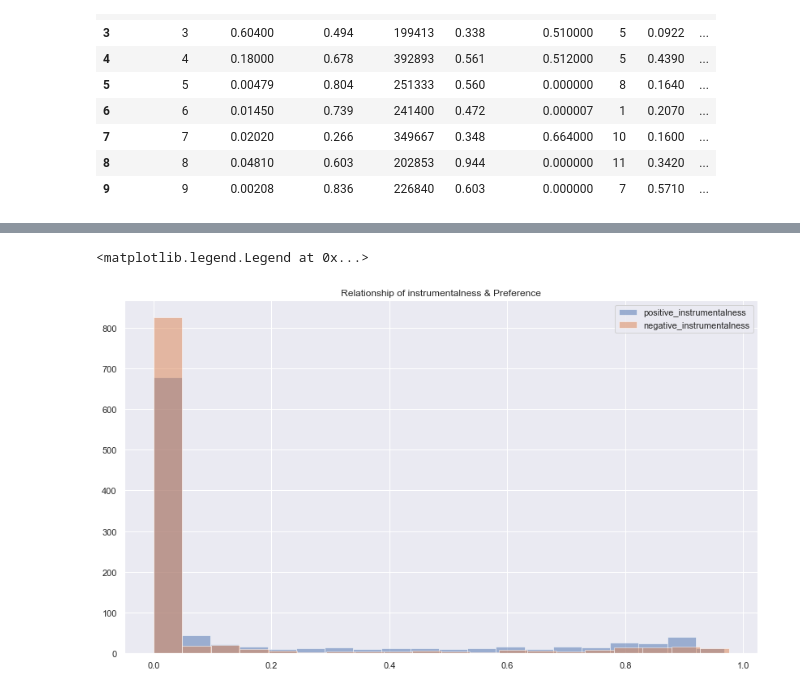
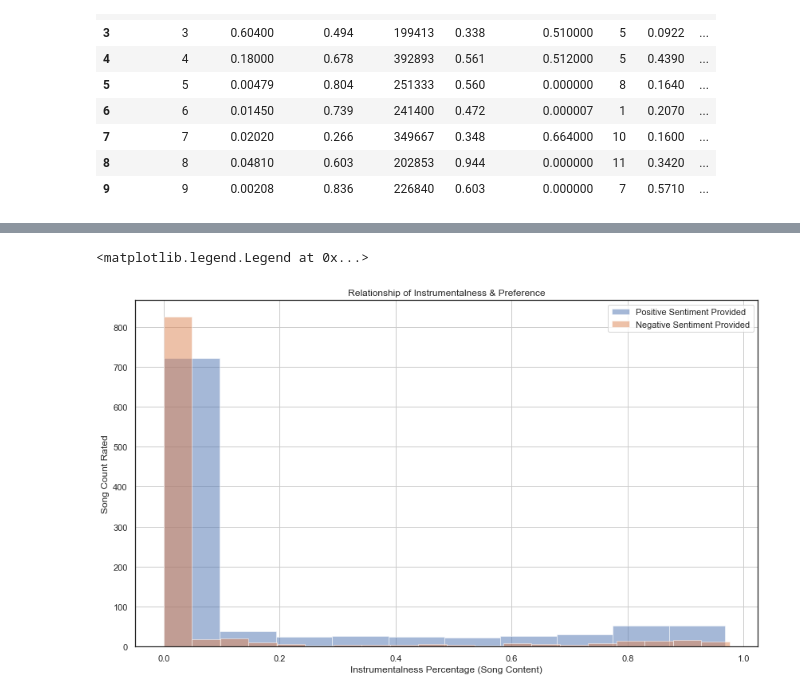
Before and after one commit to RyanSchraeder/SpotiPy, a Jupyter notebook: Visualization.ipynb, the cells around one changed output, grey strips where cells are left out. Saved outputs shown, nothing was run; the diff lists cells and outputs as text; code cells hidden in the pictures.

```diff
--- a/Visualization.ipynb
+++ b/Visualization.ipynb
@@ -50,15 +48,17 @@ plt.figure(figsize=(14, 8))
 sns.set()
 
 ## RESET SNS TO STYLE GRAPH
-# sns.set_style('white')
-# colors = [, 10]
-# palette = sns.diverging_palette(240, 10, n=9)
+sns.set_style('white')
+# Diverging Palette if range allows
+# palette = sns.diverging_palette(240, 5, n=50)
 # sns.set_palette(palette)
 
-positive_valence.hist(alpha=.5, bins=40, label='positive_valence')
-negative_valence.hist(alpha=.5, bins=40, label='negative_valence')
+positive_valence.hist(alpha=.5, bins=40, label='Positive Sentiment Provided')
+negative_valence.hist(alpha=.5, bins=40, label='Negative Sentiment Provided')
 
 plt.title('Relationship of Valence & Preference')
+plt.ylabel('Song Count Rated')
+plt.xlabel('Valence Percentage (Song Content)')
 plt.legend()
 # %% [output]
 <matplotlib.legend.Legend at 0x...>
@@ -108,15 +110,17 @@ plt.figure(figsize=(14, 8))
 sns.set()
 
 ## RESET SNS TO STYLE GRAPH
-# sns.set_style('white')
-# colors = [, 10]
-# palette = sns.diverging_palette(240, 10, n=9)
+sns.set_style('white')
+# Diverging Palette if range allows
+# palette = sns.diverging_palette(240, 5, n=50)
 # sns.set_palette(palette)
 
-positive_danceability.hist(alpha=.5, bins=40, label='positive_danceability')
-negative_danceability.hist(alpha=.5, bins=40, label='negative_danceability')
+positive_danceability.hist(alpha=.5, bins=20, label='Positive Sentiment Provided')
+negative_danceability.hist(alpha=.5, bins=40, label='Negative Sentiment Provided')
 
-plt.title('Relationship of danceability & Preference')
+plt.xlabel("Danceability Percentage (Song Content)")
+plt.ylabel("Song Count Rated")
+plt.title('Relationship of Danceability & Preference')
 plt.legend()
 # %% [output]
 <matplotlib.legend.Legend at 0x...>
@@ -124,29 +128,31 @@ plt.legend()
 # %%
 # INSTRUMENTALNESS
 
 instrumentalness = pd.DataFrame(data_df[['instrumentalness','target']])
 
-positive_instrumentalness = instrumentalness [instrumentalness['target'] == 1]['instrumentalness']
+positive_sent_instrumentalness = instrumentalness [instrumentalness['target'] == 1]['instrumentalness']
 
-negative_instrumentalness = instrumentalness[instrumentalness['target'] == 0]['instrumentalness']
+negative_sent_instrumentalness = instrumentalness[instrumentalness['target'] == 0]['instrumentalness']
 
 ## HISTOGRAM DISPLAY
 # Label axes
 
 plt.figure(figsize=(14, 8))
 sns.set()
 
 ## RESET SNS TO STYLE GRAPH
-# sns.set_style('white')
-# colors = [, 10]
-# palette = sns.diverging_palette(240, 10, n=9)
+sns.set_style('white')
+# Diverging Palette if range allows
+# palette = sns.diverging_palette(240, 5, n=50)
 # sns.set_palette(palette)
 
-positive_instrumentalness.hist(alpha=.5, bins=20, label='positive_instrumentalness')
-negative_instrumentalness.hist(alpha=.5, bins=20, label='negative_instrumentalness')
+positive_instrumentalness.hist(alpha=.5, bins=10, label='Positive Sentiment Provided')
+negative_instrumentalness.hist(alpha=.5, bins=20, label='Negative Sentiment Provided')
 
-plt.title('Relationship of instrumentalness & Preference')
+plt.title('Relationship of Instrumentalness & Preference')
+plt.xlabel("Instrumentalness Percentage (Song Content)")
+plt.ylabel("Song Count Rated")
 plt.legend()
 # %% [output]
 <matplotlib.legend.Legend at 0x...>
-[figure, old version]
+[figure, new version]
```
Also changed, not shown: parts of 4 cells of this notebook.
